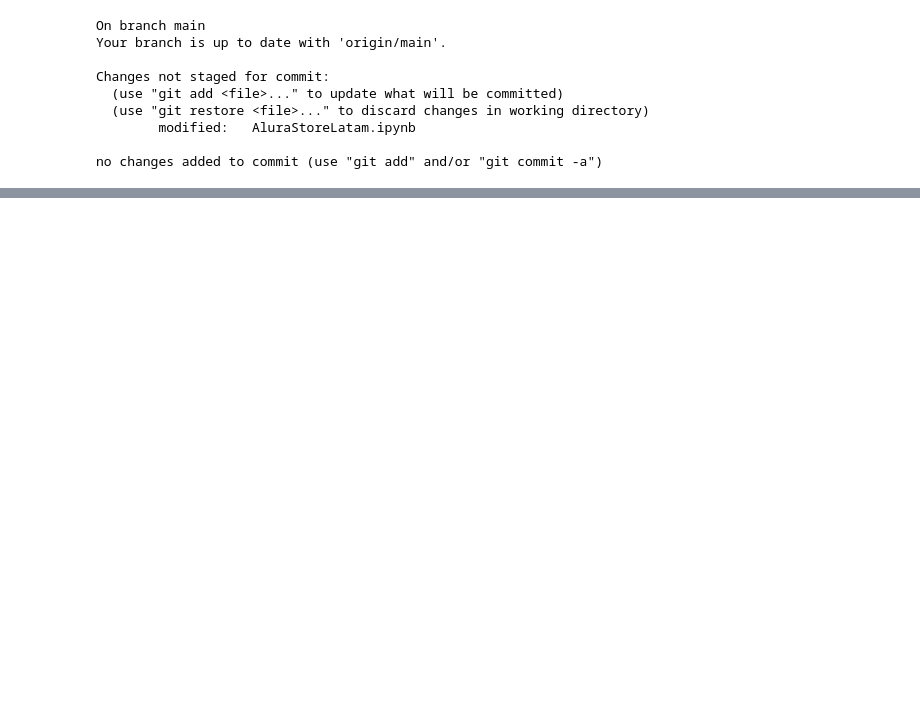
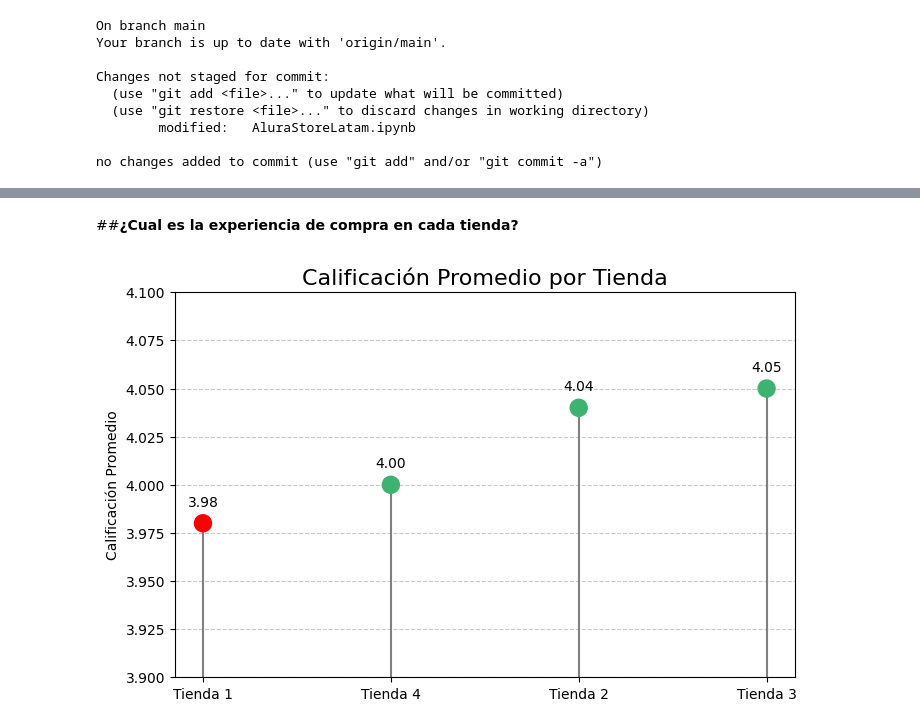
Before and after one commit to Omar05129/Alura-Store-Challengue, a Jupyter notebook: AluraStoreLatam.ipynb, the cells around one changed output, grey strips where cells are left out. Cells and saved outputs as stored; diff of their text form; code cells hidden in the pictures; blank space fills up the shorter version.

```diff
--- a/AluraStoreLatam.ipynb
+++ b/AluraStoreLatam.ipynb
@@ -587,0 +655,47 @@ no changes added to commit (use "git add" and/or "git commit -a")
+# %% [markdown]
+##**¿Cual es la experiencia de compra en cada tienda?**
+# %%
+# Preparamos los datos
+# Para resaltar el minimo, ordenamos de forma ASCENDENTE (el menor primero)
+datos_plot = tabla_calificaciones_promedio.T.squeeze().sort_values(ascending=True)
+
+# --- Creación de la Lista de Colores Dinámica ---
+color_base = 'mediumseagreen'
+color_destaque_bajo = 'red'
+
+# Empezamos con el color base para todas las barras
+colores = [color_base] * len(datos_plot)
+
+# Cambiamos el color del PRIMER elemento (índice 0)
+colores[0] = color_destaque_bajo
+
+# --- Creación del Gráfico ---
+fig, ax = plt.subplots(figsize=(8, 5))
+
+# Dibujamos las líneas (stem)
+ax.stem(datos_plot.index, datos_plot.values,
+        linefmt='grey',      # Estilo de la línea
+        markerfmt=' ',       # Ocultamos el marcador por defecto
+        basefmt=" ")         # Ocultamos la línea base en y=0
+
+# Dibujamos los puntos (scatter) encima, usando nuestra lista de colores
+ax.scatter(datos_plot.index, datos_plot.values, color=colores, s=150, zorder=3)
+
+# Mantenemos el zoom para ver las diferencias
+ax.set_ylim(3.90, 4.10)
+
+# --- Personalización ---
+ax.set_title("Calificación Promedio por Tienda", fontsize=16)
+ax.set_ylabel("Calificación Promedio")
+ax.grid(axis='y', linestyle='--', alpha=0.7)
+ax.tick_params(axis='x', rotation=0) # Asegurarse que las etiquetas estan horizontales
+
+# Añadir etiquetas de datos
+for i, txt in enumerate(datos_plot.values):
+    ax.annotate(f'{txt:.2f}', (datos_plot.index[i], txt),
+                ha='center', va='bottom', xytext=(0, 10),
+                textcoords='offset points')
+
+plt.show()
+# %% [output]
+[figure, added]
```
Also changed, not shown: parts of 11 cells of this notebook.
